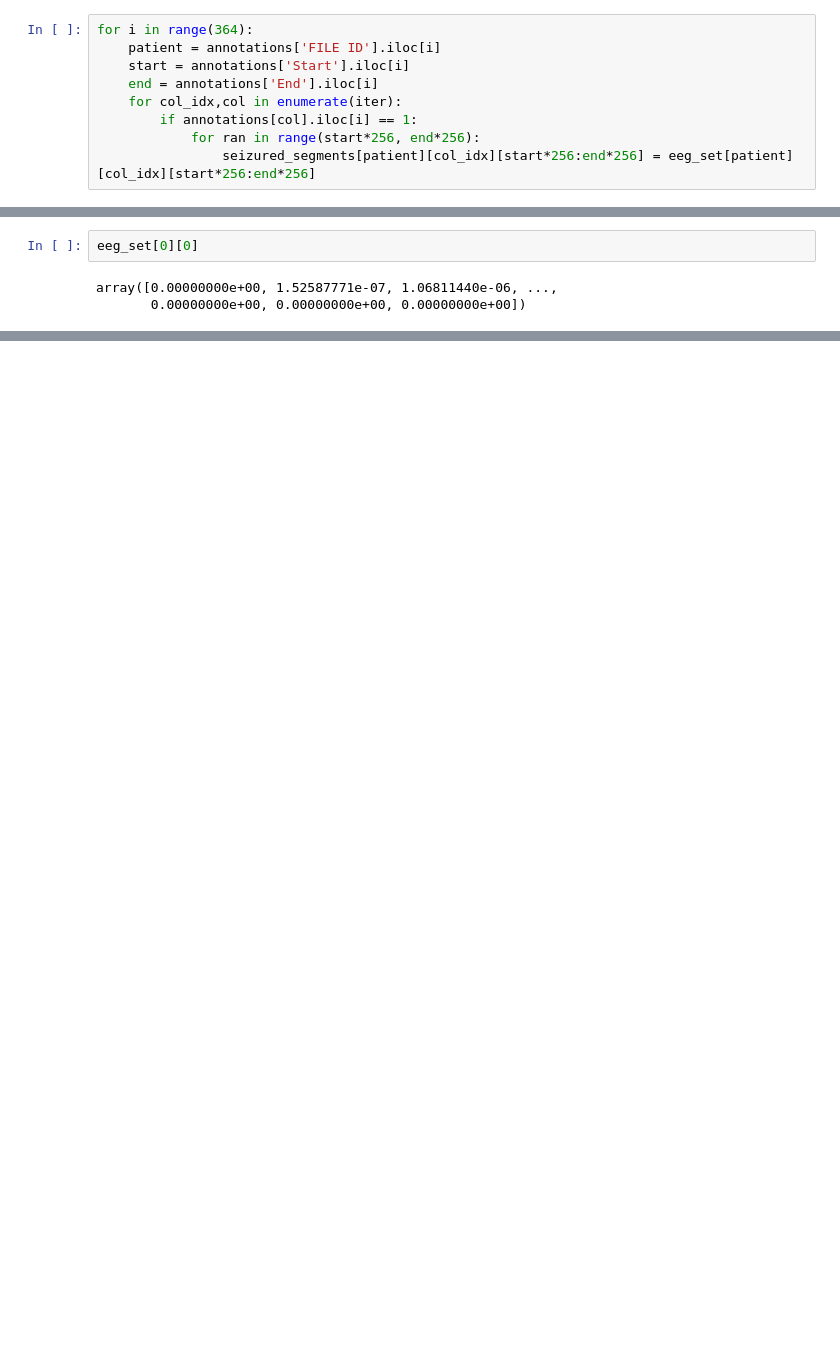
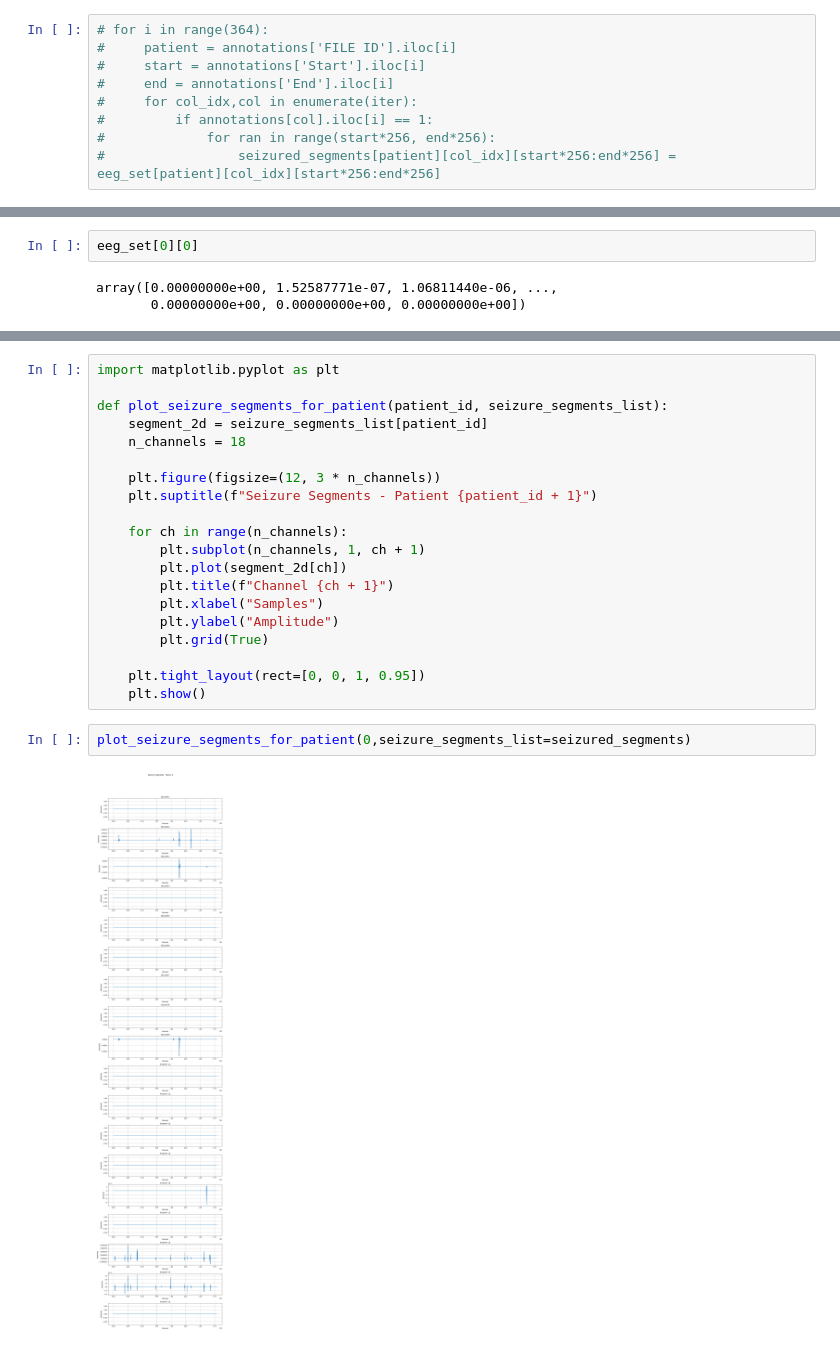
Before and after one commit to rimraf-adi/eeg, a Jupyter notebook: load.ipynb, the cells around one changed output, grey strips where cells are left out. Saved outputs shown, nothing was run; the diff lists cells and outputs as text; blank space fills up the shorter version.

Commit message:
final annots

```diff
--- a/load.ipynb
+++ b/load.ipynb
@@ -333,11 +200,11 @@ Index(['Fp2-F4', 'F4-C4', 'C4-P4', 'P4-O2', 'Fp1-F3', 'F3-C3', 'C3-P3',
        'T3-T5', 'T5-O1', 'Fz-Cz', 'Cz-Pz'],
       dtype='object')
 # %%
-for i in range(364):
-    patient = annotations['FILE ID'].iloc[i]
-    start = annotations['Start'].iloc[i]
-    end = annotations['End'].iloc[i]
-    for col_idx,col in enumerate(iter):
-        if annotations[col].iloc[i] == 1:
-            for ran in range(start*256, end*256):
-                seizured_segments[patient][col_idx][start*256:end*256] = eeg_set[patient][col_idx][start*256:end*256]
+# for i in range(364):
+#     patient = annotations['FILE ID'].iloc[i]
+#     start = annotations['Start'].iloc[i]
+#     end = annotations['End'].iloc[i]
+#     for col_idx,col in enumerate(iter):
+#         if annotations[col].iloc[i] == 1:
+#             for ran in range(start*256, end*256):
+#                 seizured_segments[patient][col_idx][start*256:end*256] = eeg_set[patient][col_idx][start*256:end*256]
@@ -411,0 +287,24 @@ print(f"Total non-seizure samples across all patients: {total_non_seizure_sample
+# %%
+import matplotlib.pyplot as plt
+
+def plot_seizure_segments_for_patient(patient_id, seizure_segments_list):
+    segment_2d = seizure_segments_list[patient_id]
+    n_channels = 18
+
+    plt.figure(figsize=(12, 3 * n_channels))
+    plt.suptitle(f"Seizure Segments - Patient {patient_id + 1}")
+
+    for ch in range(n_channels):
+        plt.subplot(n_channels, 1, ch + 1)
+        plt.plot(segment_2d[ch])
+        plt.title(f"Channel {ch + 1}")
+        plt.xlabel("Samples")
+        plt.ylabel("Amplitude")
+        plt.grid(True)
+
+    plt.tight_layout(rect=[0, 0, 1, 0.95])
+    plt.show()
+# %%
+plot_seizure_segments_for_patient(0,seizure_segments_list=seizured_segments)
+# %% [output]
+[figure, added]
```
Also changed, not shown: parts of 13 cells of this notebook, 3 other files.
